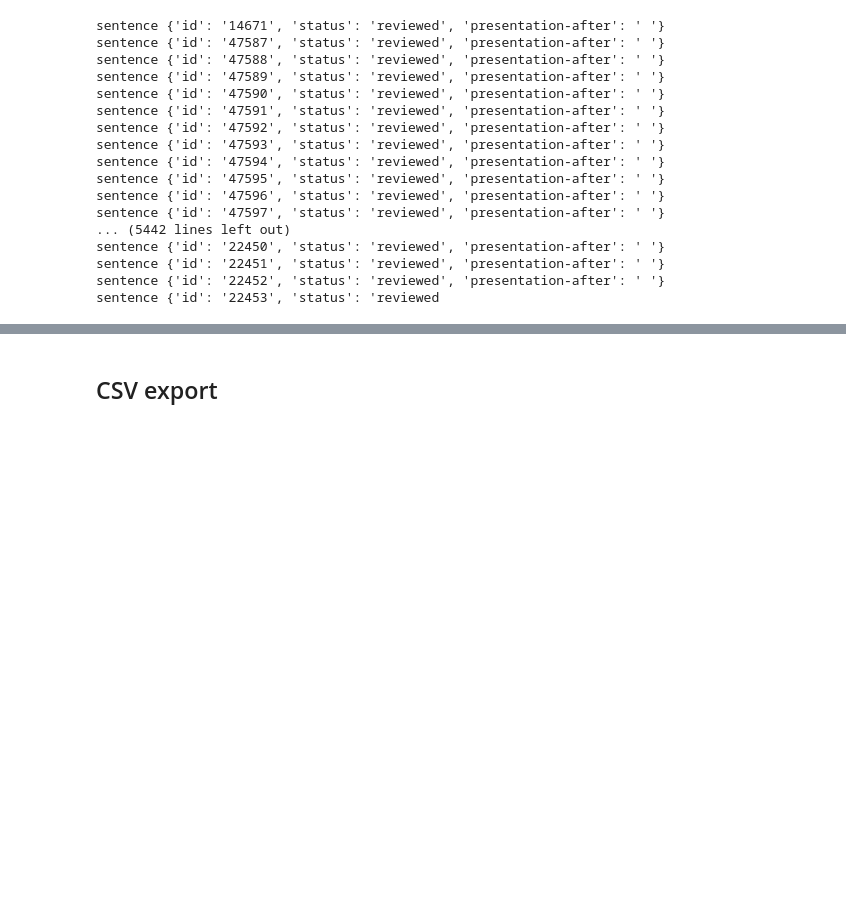
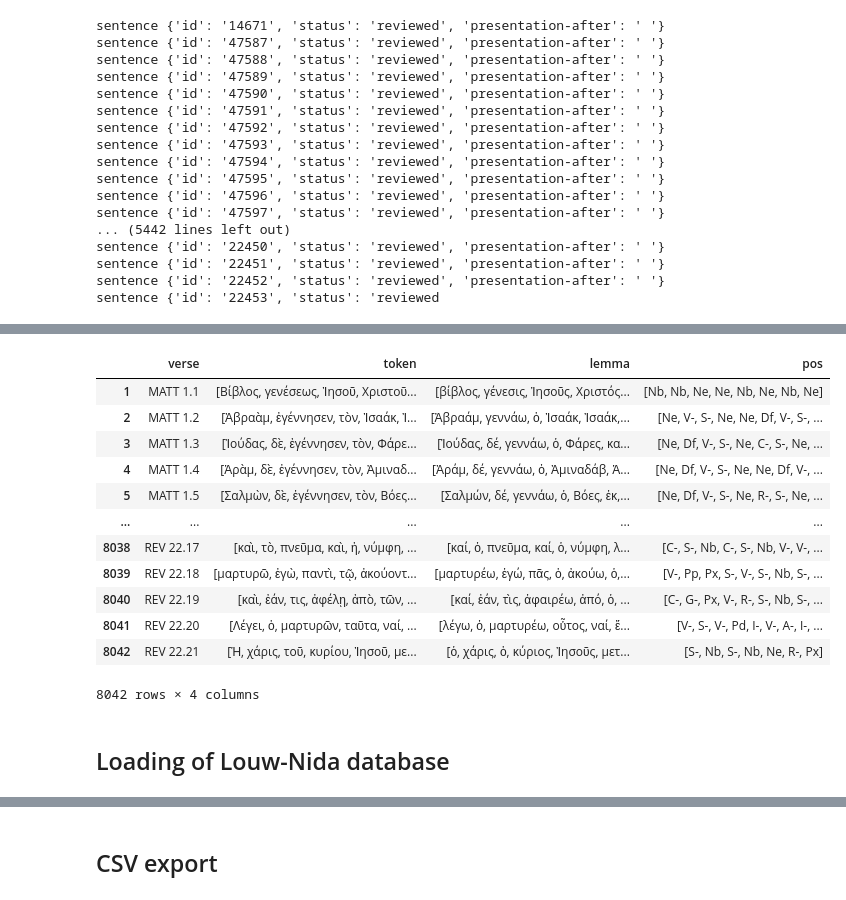
Before and after one commit to Tdelaselle/TextSiMetrics, a Jupyter notebook: Prepro_NT.ipynb, the cells around one changed output, grey strips where cells are left out. Cells and saved outputs as stored; diff of their text form; code cells hidden in the pictures; blank space fills up the shorter version.

Commit message:
Louw-Nida inegration in NT/Ps preprocessing

```diff
--- a/Prepro_NT.ipynb
+++ b/Prepro_NT.ipynb
@@ -54,0 +172,46 @@ sentence {'id': '22453', 'status': 'reviewed
+# %%
+# Build dataframe listed by verse, from TEI root
+
+NT = pd.DataFrame(columns=['verse', 'token', 'lemma', 'pos'])
+
+token_list = []
+lemma_list = []
+pos_list = []
+verse = ''
+for elem in root.iter():
+    if elem.tag == 'token':
+        if elem.get('citation-part') != verse:
+            NT.loc[len(NT)] = [verse, token_list, lemma_list, pos_list]
+            token_list = []
+            lemma_list = []
+            pos_list = []
+            verse = elem.get('citation-part')
+        if elem.get('lemma') is not None:
+            lemma_list.append(str(elem.get('lemma')))
+            pos_list.append(str(elem.get('part-of-speech')))
+            token_list.append(str(elem.get('form')))
+
+# normalize lemmas
+NT['lemma'] = NT['lemma'].apply(lambda x: [remove_greek_accents(i) for i in x])
+NT['lemma'] = NT['lemma'].apply(lambda x: [i.lower() for i in x])
+
+# Delete first line of NT
+NT = NT.drop(NT.index[0])
+
+display(NT)
+# %% [output]
+|  | verse | token | lemma | pos |
+| 1 | MATT 1.1 | [Βίβλος, γενέσεως, Ἰησοῦ, Χριστοῦ... | [βίβλος, γένεσις, Ἰησοῦς, Χριστός... | [Nb, Nb, Ne, Ne, Nb, Ne, Nb, Ne] |
+| 2 | MATT 1.2 | [Ἀβραὰμ, ἐγέννησεν, τὸν, Ἰσαάκ, Ἰ... | [Ἀβραάμ, γεννάω, ὁ, Ἰσαάκ, Ἰσαάκ,... | [Ne, V-, S-, Ne, Ne, Df, V-, S-, ... |
+| 3 | MATT 1.3 | [Ἰούδας, δὲ, ἐγέννησεν, τὸν, Φάρε... | [Ἰούδας, δέ, γεννάω, ὁ, Φάρες, κα... | [Ne, Df, V-, S-, Ne, C-, S-, Ne, ... |
+| 4 | MATT 1.4 | [Ἀρὰμ, δὲ, ἐγέννησεν, τὸν, Ἀμιναδ... | [Ἀράμ, δέ, γεννάω, ὁ, Ἀμιναδάβ, Ἀ... | [Ne, Df, V-, S-, Ne, Ne, Df, V-, ... |
+| 5 | MATT 1.5 | [Σαλμὼν, δὲ, ἐγέννησεν, τὸν, Βόες... | [Σαλμών, δέ, γεννάω, ὁ, Βόες, ἐκ,... | [Ne, Df, V-, S-, Ne, R-, S-, Ne, ... |
+| ... | ... | ... | ... | ... |
+| 8038 | REV 22.17 | [καὶ, τὸ, πνεῦμα, καὶ, ἡ, νύμφη, ... | [καί, ὁ, πνεῦμα, καί, ὁ, νύμφη, λ... | [C-, S-, Nb, C-, S-, Nb, V-, V-, ... |
+| 8039 | REV 22.18 | [μαρτυρῶ, ἐγὼ, παντὶ, τῷ, ἀκούοντ... | [μαρτυρέω, ἐγώ, πᾶς, ὁ, ἀκούω, ὁ,... | [V-, Pp, Px, S-, V-, S-, Nb, S-, ... |
+| 8040 | REV 22.19 | [καὶ, ἐάν, τις, ἀφέλῃ, ἀπὸ, τῶν, ... | [καί, ἐάν, τὶς, ἀφαιρέω, ἀπό, ὁ, ... | [C-, G-, Px, V-, R-, S-, Nb, S-, ... |
+| 8041 | REV 22.20 | [Λέγει, ὁ, μαρτυρῶν, ταῦτα, ναί, ... | [λέγω, ὁ, μαρτυρέω, οὗτος, ναί, ἔ... | [V-, S-, V-, Pd, I-, V-, A-, I-, ... |
+| 8042 | REV 22.21 | [Ἡ, χάρις, τοῦ, κυρίου, Ἰησοῦ, με... | [ὁ, χάρις, ὁ, κύριος, Ἰησοῦς, μετ... | [S-, Nb, S-, Nb, Ne, R-, Px] |
+8042 rows × 4 columns
+# %% [markdown]
+## Loading of Louw-Nida database
```
Also changed, not shown: parts of 16 cells of this notebook, 11 other files.
